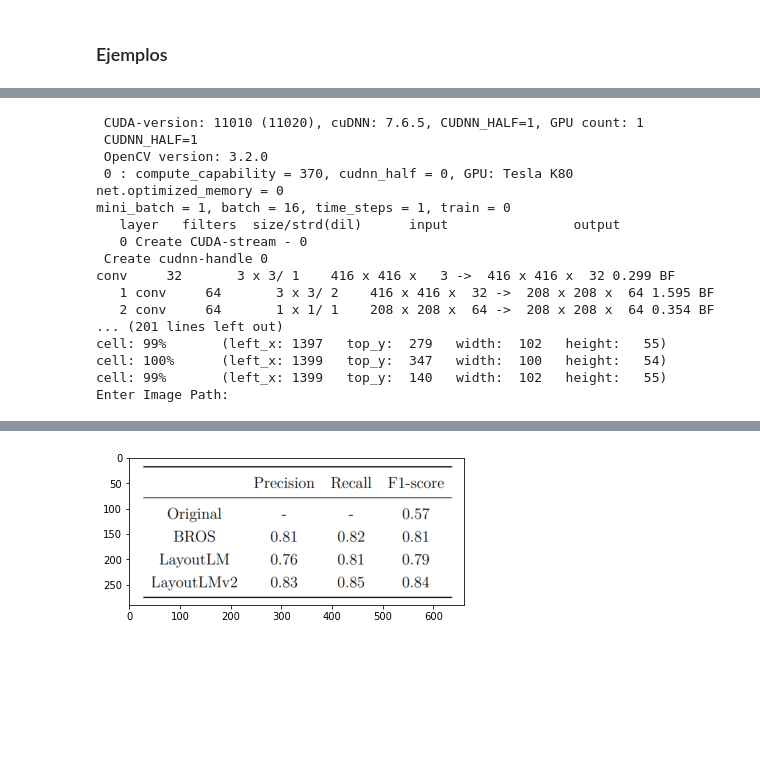
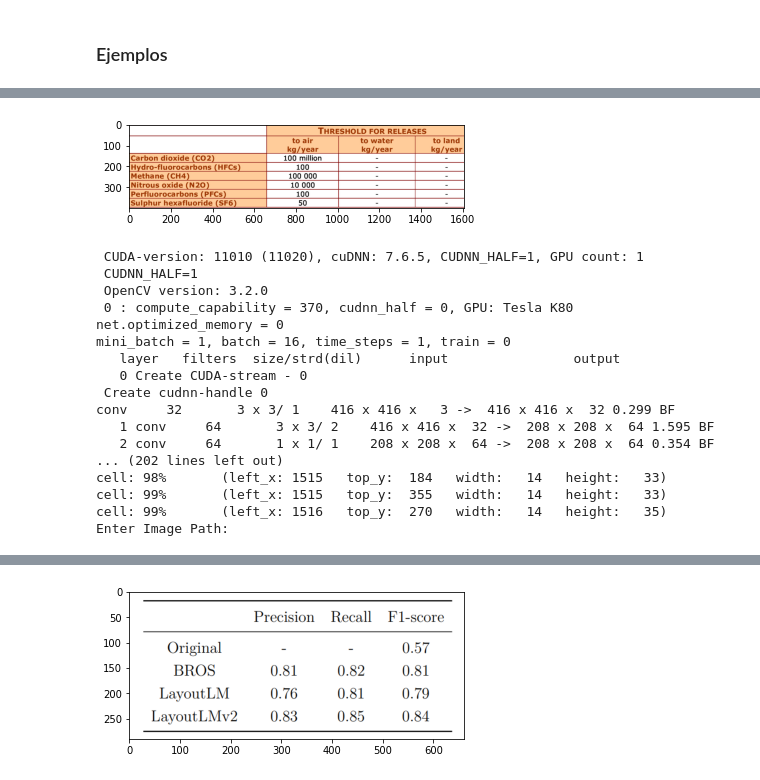
Before and after one commit to holms-ur/CellDetection, a Jupyter notebook: img2latex.ipynb, the cells around one changed output, grey strips where cells are left out. Cells and saved outputs as stored; diff of their text form; code cells hidden in the pictures; blank space fills up the shorter version.

```diff
--- a/img2latex.ipynb
+++ b/img2latex.ipynb
@@ -231,23 +227,27 @@ mostrarImagen('tabla1.jpeg')
-# %%
-convert('tabla1.jpeg')
-# %% [output]
- CUDA-version: 11010 (11020), cuDNN: 7.6.5, CUDNN_HALF=1, GPU count: 1
- CUDNN_HALF=1
- OpenCV version: 3.2.0
- 0 : compute_capability = 370, cudnn_half = 0, GPU: Tesla K80
-net.optimized_memory = 0
-mini_batch = 1, batch = 16, time_steps = 1, train = 0
-   layer   filters  size/strd(dil)      input                output
-   0 Create CUDA-stream - 0
- Create cudnn-handle 0
-conv     32       3 x 3/ 1    416 x 416 x   3 ->  416 x 416 x  32 0.299 BF
-   1 conv     64       3 x 3/ 2    416 x 416 x  32 ->  208 x 208 x  64 1.595 BF
-   2 conv     64       1 x 1/ 1    208 x 208 x  64 ->  208 x 208 x  64 0.354 BF
-... (201 lines left out)
-cell: 99%       (left_x: 1397   top_y:  279   width:  102   height:   55)
-cell: 100%      (left_x: 1399   top_y:  347   width:  100   height:   54)
-cell: 99%       (left_x: 1399   top_y:  140   width:  102   height:   55)
-Enter Image Path:
+# %%
+mostrarImagen('datasetYOLO/test/eu-001-1-1.jpg')
+# %% [output]
+[figure, added]
+# %%
+convert('datasetYOLO/test/eu-001-1-1.jpg')
+# %% [output]
+ CUDA-version: 11010 (11020), cuDNN: 7.6.5, CUDNN_HALF=1, GPU count: 1
+ CUDNN_HALF=1
+ OpenCV version: 3.2.0
+ 0 : compute_capability = 370, cudnn_half = 0, GPU: Tesla K80
+net.optimized_memory = 0
+mini_batch = 1, batch = 16, time_steps = 1, train = 0
+   layer   filters  size/strd(dil)      input                output
+   0 Create CUDA-stream - 0
+ Create cudnn-handle 0
+conv     32       3 x 3/ 1    416 x 416 x   3 ->  416 x 416 x  32 0.299 BF
+   1 conv     64       3 x 3/ 2    416 x 416 x  32 ->  208 x 208 x  64 1.595 BF
+   2 conv     64       1 x 1/ 1    208 x 208 x  64 ->  208 x 208 x  64 0.354 BF
+... (202 lines left out)
+cell: 98%       (left_x: 1515   top_y:  184   width:   14   height:   33)
+cell: 99%       (left_x: 1515   top_y:  355   width:   14   height:   33)
+cell: 99%       (left_x: 1516   top_y:  270   width:   14   height:   35)
+Enter Image Path:
 # %%
 mostrarImagen('predictions.jpg')
 # %% [output]
```
Also changed, not shown: parts of 7 cells of this notebook.
